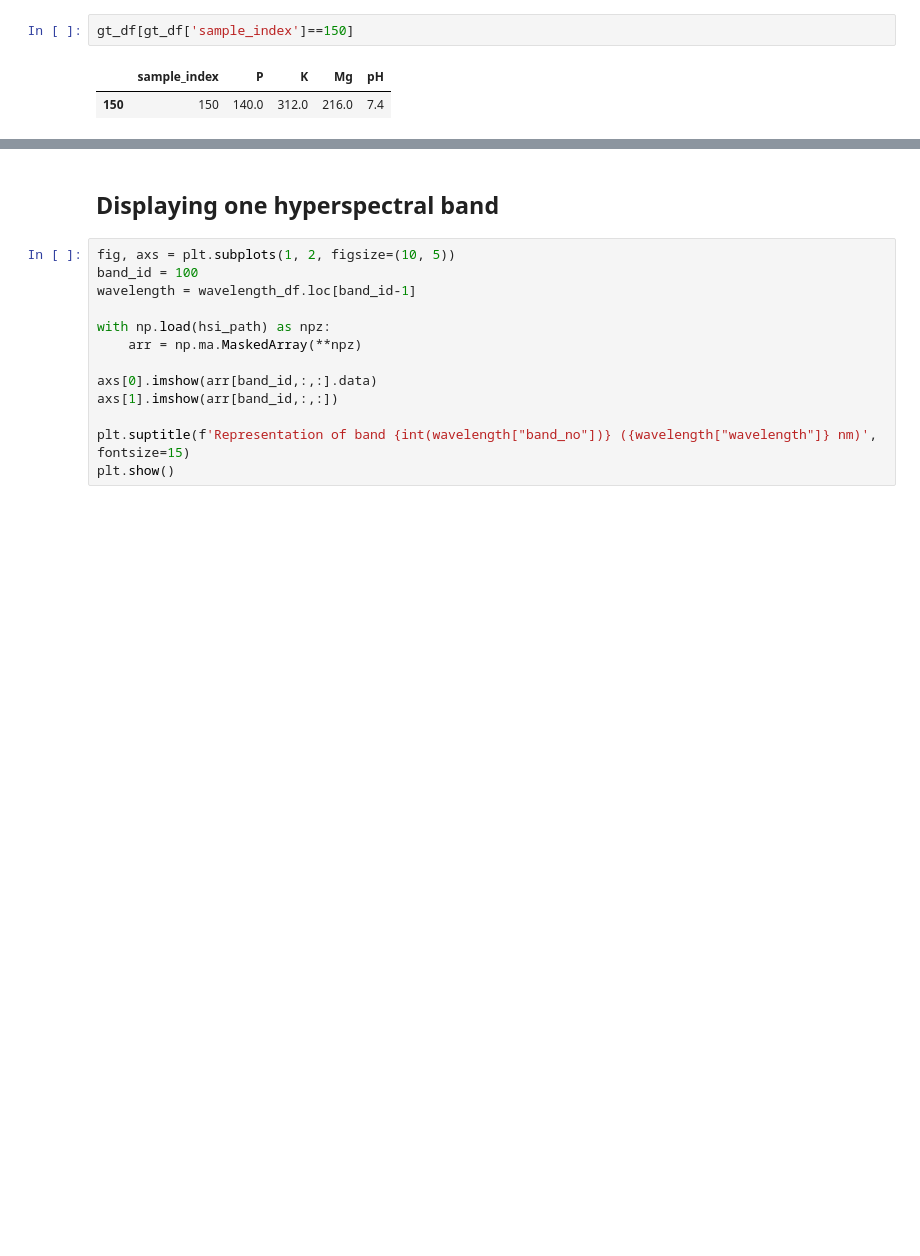
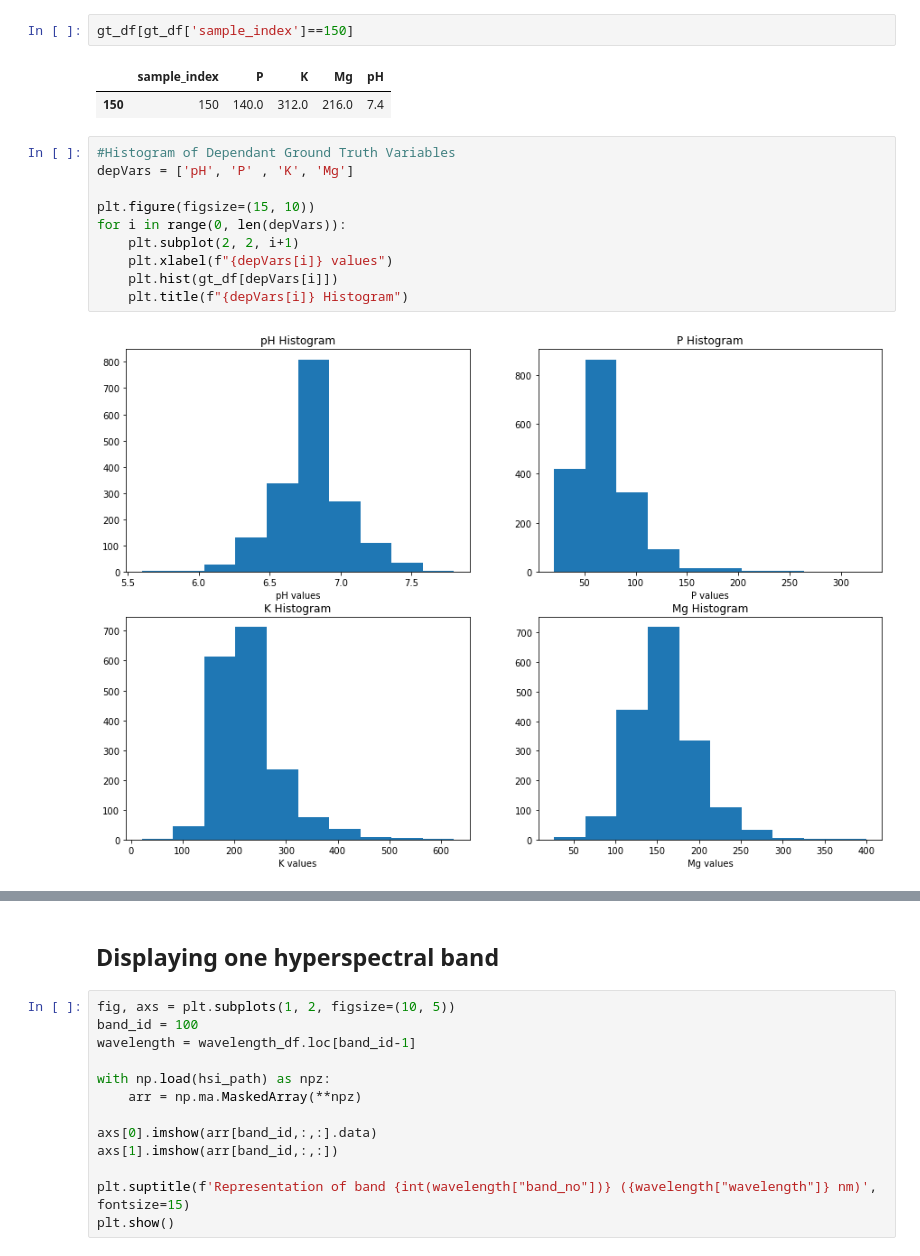
Before and after one commit to oakleighw/remote_sensing_hyperspectral_soil, a Jupyter notebook: dataset.ipynb, the cells around one changed output, grey strips where cells are left out. Cells and saved outputs as stored; diff of their text form; blank space fills up the shorter version.

```diff
--- a/dataset.ipynb
+++ b/dataset.ipynb
@@ -31,3 +31,15 @@ gt_df[gt_df['sample_index']==150]
 # %% [output]
 |  | sample_index | P | K | Mg | pH |
 | 150 | 150 | 140.0 | 312.0 | 216.0 | 7.4 |
+# %%
+#Histogram of Dependant Ground Truth Variables
+depVars = ['pH', 'P' , 'K', 'Mg']
+
+plt.figure(figsize=(15, 10))
+for i in range(0, len(depVars)):
+    plt.subplot(2, 2, i+1)
+    plt.xlabel(f"{depVars[i]} values")
+    plt.hist(gt_df[depVars[i]])
+    plt.title(f"{depVars[i]} Histogram")
+# %% [output]
+[figure, added]
```
Also changed, not shown: parts of 2 cells of this notebook, 1 other file.
